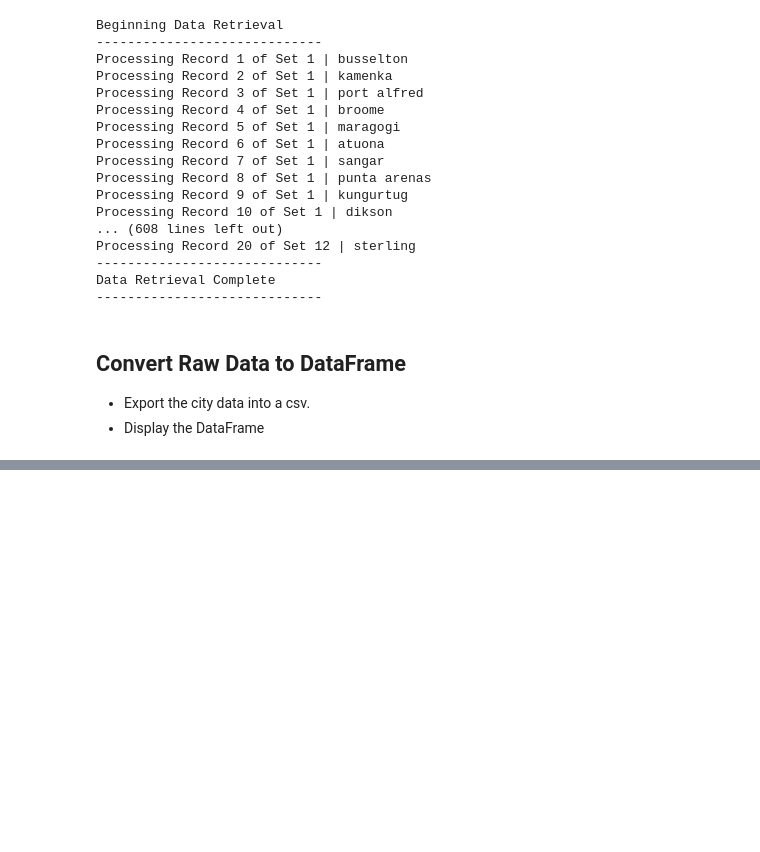
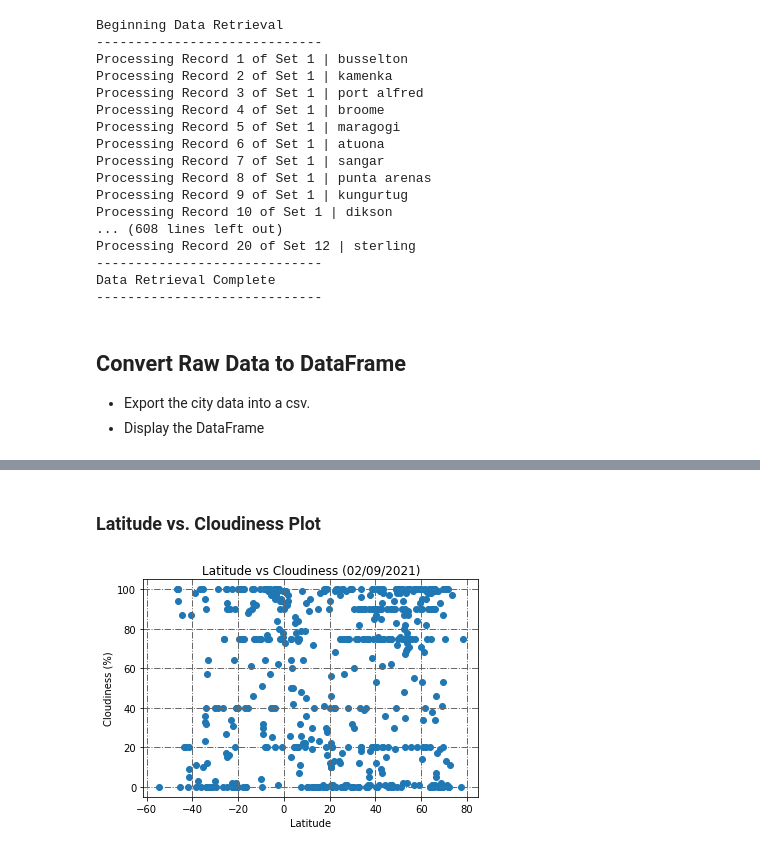
Before and after one commit to chiiliensun/PythonAPIs, a Jupyter notebook: WeatherPy/WeatherPy_code.ipynb, the cells around one changed output, grey strips where cells are left out. Cells and saved outputs as stored; diff of their text form; code cells hidden in the pictures; blank space fills up the shorter version.

```diff
--- a/WeatherPy/WeatherPy_code.ipynb
+++ b/WeatherPy/WeatherPy_code.ipynb
@@ -203,0 +234,15 @@ array([ 75,  90,  73,  77,  72,  84,  82,  91,  86,  69,  87,  94,  80,
+# %% [markdown]
+### Latitude vs. Cloudiness Plot
+# %%
+xlatcloud_value = weather_df['Lat']
+ylatcloud_value = weather_df['Cloudiness (%)']
+
+plt.scatter(xlatcloud_value, ylatcloud_value)
+plt.title('Latitude vs Cloudiness (02/09/2021)')
+plt.xlabel('Latitude')
+plt.ylabel('Cloudiness (%)')
+plt.grid(color='dimgrey', linestyle='-.', linewidth=1)
+plt.savefig('../Images/latVScloud_scatter')
+plt.show()
+# %% [output]
+[figure, added]
```
Also changed, not shown: parts of 19 cells of this notebook, 5 other files.
